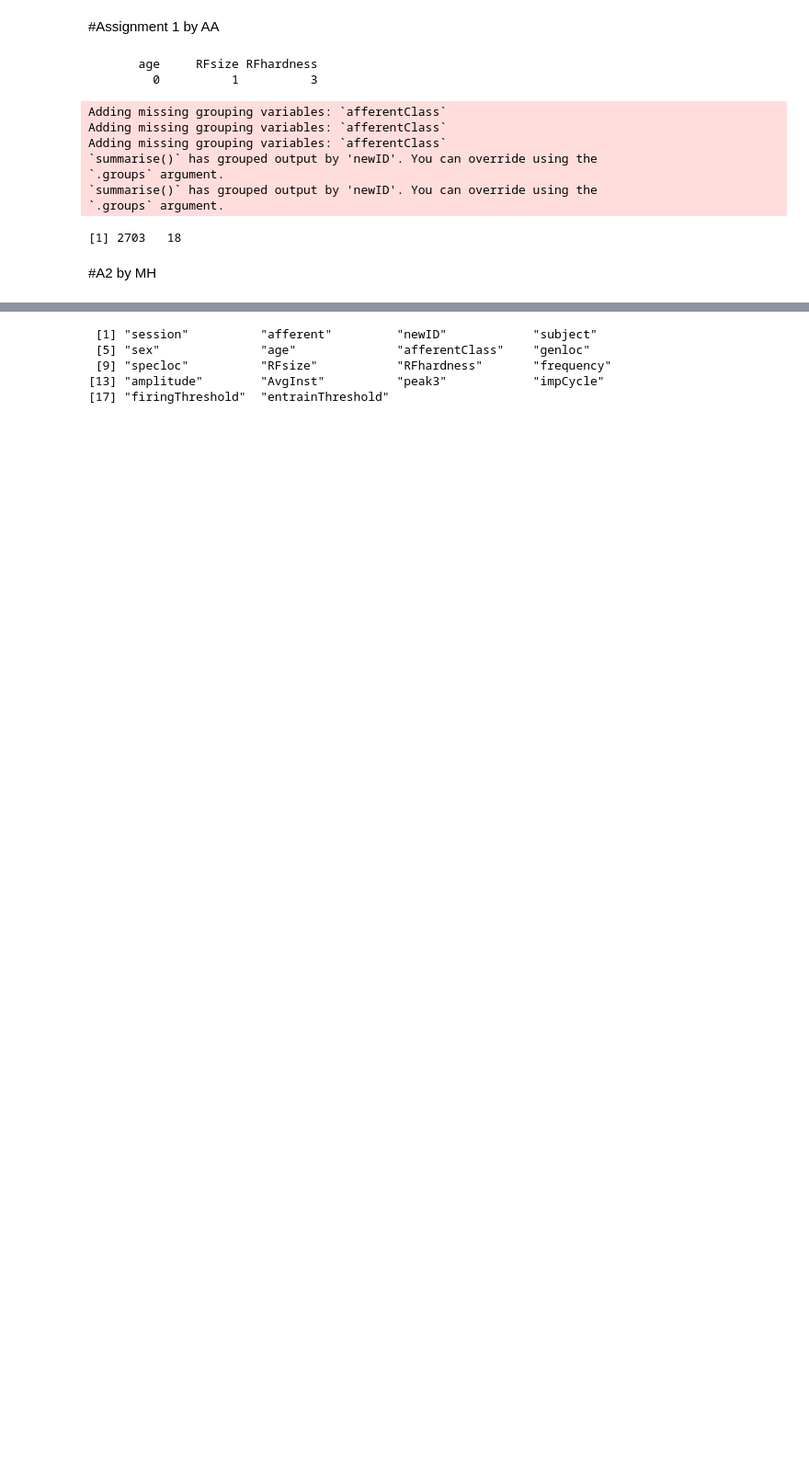
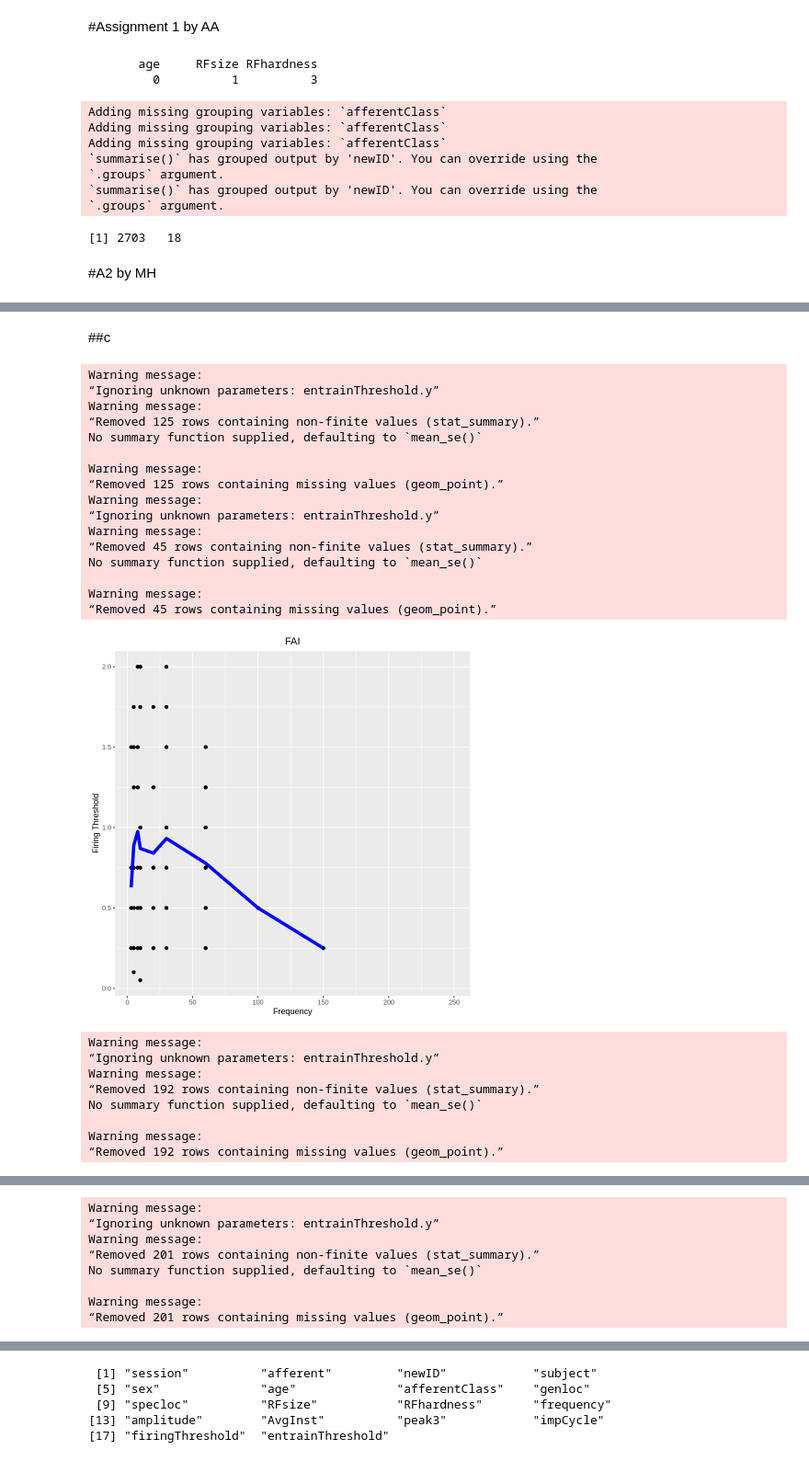
Before and after one commit to havaledar/6200, a Jupyter notebook: A2.ipynb, the cells around one changed output, grey strips where cells are left out. Shown at 92% size. Drawn from its saved outputs; the diff is of its cells as text; code cells hidden in the pictures; blank space fills up the shorter version.

```diff
--- a/A2.ipynb
+++ b/A2.ipynb
@@ -245,0 +296,48 @@ Adding missing grouping variables: `afferentClass`
+# %% [markdown]
+##c
+# %%
+footJoined %>%
+filter(afferentClass=="FAI") %>%
+ggplot(aes(frequency, entrainThreshold)) + geom_point() + ggtitle("FAI")+ xlab("Frequency") + ylab("Firing Threshold") +theme(plot.title = element_text(hjust = 0.5))+
+stat_summary(entrainThreshold.y=mean,geom="line", color="blue",lwd=2,aes(group=1))
+
+footJoined %>%
+filter(afferentClass=="FAII") %>%
+ggplot(aes(frequency, entrainThreshold)) + geom_point() + ggtitle("FAII")+ xlab("Frequency") + ylab("Firing Threshold") +theme(plot.title = element_text(hjust = 0.5))+
+stat_summary(entrainThreshold.y=mean,geom="line", color="blue",lwd=2,aes(group=1))
+
+footJoined %>%
+filter(afferentClass=="SAI") %>%
+ggplot(aes(frequency, entrainThreshold)) + geom_point() + ggtitle("SAI")+ xlab("Frequency") + ylab("Firing Threshold") +theme(plot.title = element_text(hjust = 0.5))+
+stat_summary(entrainThreshold.y=mean,geom="line", color="blue",lwd=2,aes(group=1))
+
+footJoined %>%
+filter(afferentClass=="SAII") %>%
+ggplot(aes(frequency, entrainThreshold)) + geom_point() + ggtitle("SAII")+ xlab("Frequency") + ylab("Firing Threshold") +theme(plot.title = element_text(hjust = 0.5))+
+stat_summary(entrainThreshold.y=mean,geom="line", color="blue",lwd=2,aes(group=1))
+# %% [output]
+Warning message:
+“Ignoring unknown parameters: entrainThreshold.y”
+Warning message:
+“Removed 125 rows containing non-finite values (stat_summary).”
+No summary function supplied, defaulting to `mean_se()`
+
+Warning message:
+“Removed 125 rows containing missing values (geom_point).”
+Warning message:
+“Ignoring unknown parameters: entrainThreshold.y”
+Warning message:
+“Removed 45 rows containing non-finite values (stat_summary).”
+No summary function supplied, defaulting to `mean_se()`
+
+Warning message:
+“Removed 45 rows containing missing values (geom_point).”
+[figure, added]
+Warning message:
+“Ignoring unknown parameters: entrainThreshold.y”
+Warning message:
+“Removed 192 rows containing non-finite values (stat_summary).”
+No summary function supplied, defaulting to `mean_se()`
+
+Warning message:
+“Removed 192 rows containing missing values (geom_point).”
@@ -245,0 +345,8 @@ Adding missing grouping variables: `afferentClass`
+Warning message:
+“Ignoring unknown parameters: entrainThreshold.y”
+Warning message:
+“Removed 201 rows containing non-finite values (stat_summary).”
+No summary function supplied, defaulting to `mean_se()`
+
+Warning message:
+“Removed 201 rows containing missing values (geom_point).”
```
Also changed, not shown: parts of 8 cells of this notebook.
